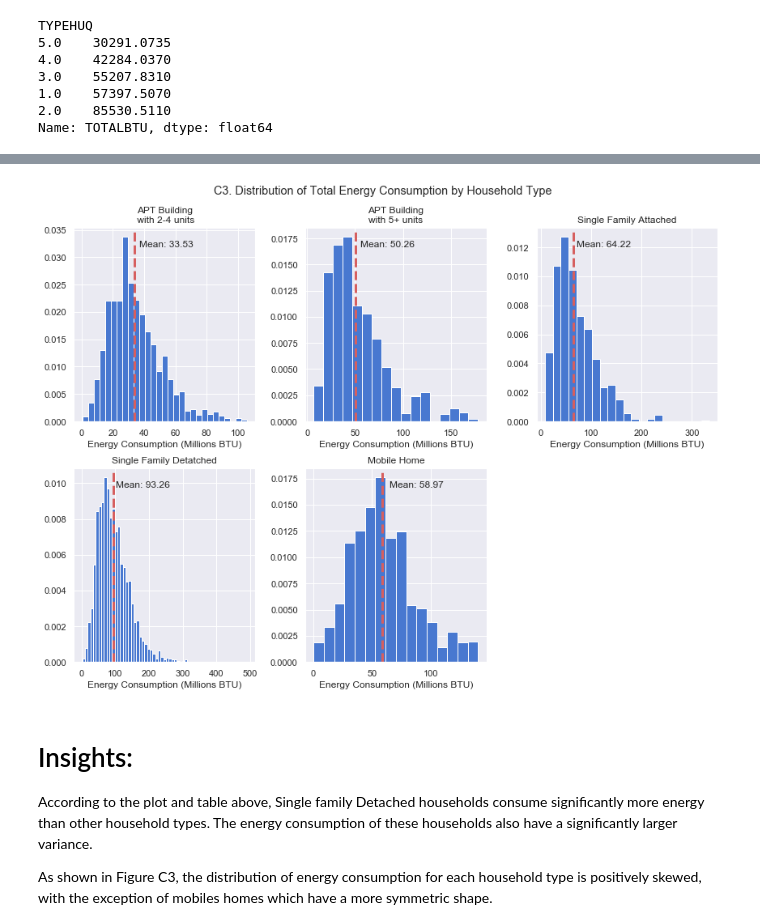
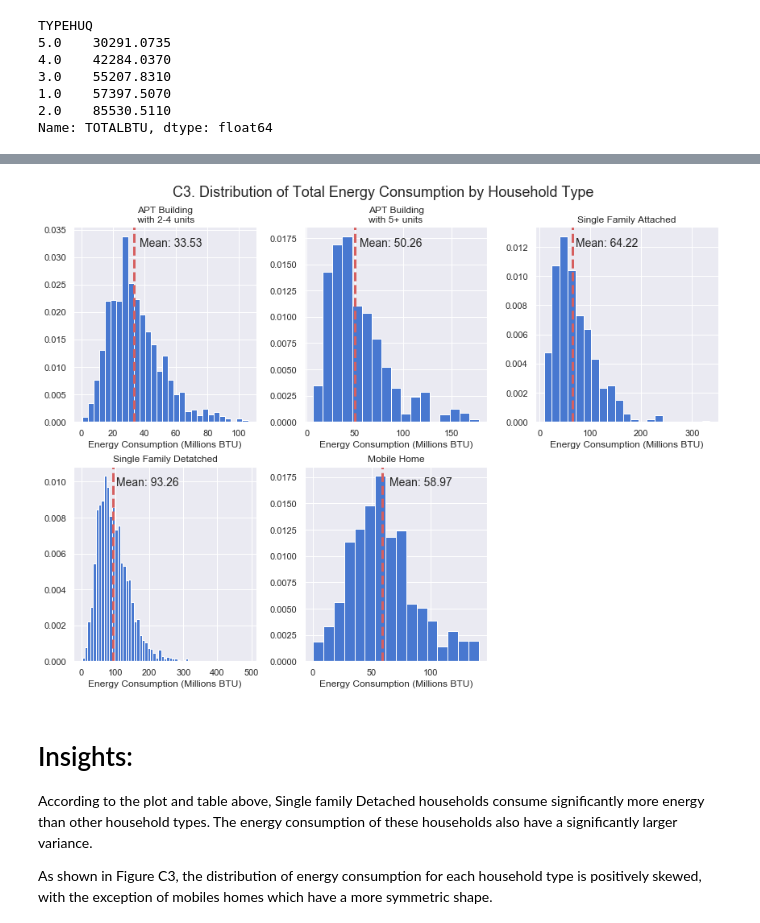
Before and after one commit to ishareef7/Springboard, a Jupyter notebook: Capstone1/EDA/EDA.ipynb, the cells around one changed output, grey strips where cells are left out. Saved outputs shown, nothing was run; the diff lists cells and outputs as text; code cells hidden in the pictures.

```diff
--- a/Capstone1/EDA/EDA.ipynb
+++ b/Capstone1/EDA/EDA.ipynb
@@ -126,26 +115,26 @@ apt5 = scaled_btu[scaled_btu['TYPEHUQ'] == 5]
 # %%
 f, axes = plt.subplots(2, 3, figsize=(12, 9))
 f.delaxes(axes[1,2])
 
 types = [mob, sfd, sfa, apt2_4, apt5]
 titles = ['Mobile Home','Single Family Detatched','Single Family Attached','APT Building\nwith 5+ units',
                      'APT Building\n with 2-4 units']
 
 for ax in f.get_axes():
     df = types.pop()
     ax.hist(x = df['TOTALBTU'], density = True, weights = df['NWEIGHT'], bins= int(np.sqrt(len(df))))
     ax.set_title(titles.pop())
     ax.axvline(df['TOTALBTU'].mean(), color='r', linestyle='dashed', linewidth=3)
     _, max_ = ax.get_ylim()
     ax.text(df['TOTALBTU'].mean() + df['TOTALBTU'].mean()/10, max_ - max_/10,
-            'Mean: {:.2f}'.format(df['TOTALBTU'].mean()))
+            'Mean: {:.2f}'.format(df['TOTALBTU'].mean()),fontsize=14)
     ax.set_xlabel('Energy Consumption (Millions BTU)')
-_ = f.suptitle('C3. Distribution of Total Energy Consumption by Household Type')
+_ = f.suptitle('C3. Distribution of Total Energy Consumption by Household Type',fontsize=18)
 _ = f.tight_layout()
 _ = f.subplots_adjust(top=.9)
 _ = f.savefig('c3a.jpg')
 # %% [output]
-[figure, old version]
+[figure, new version]
 # %% [markdown]
 # Insights:
 According to the plot and table above, Single family Detached households consume significantly more energy than other household types. The energy consumption of these households also have a significantly larger variance.
```
Also changed, not shown: parts of 12 cells of this notebook, 27 other files.
